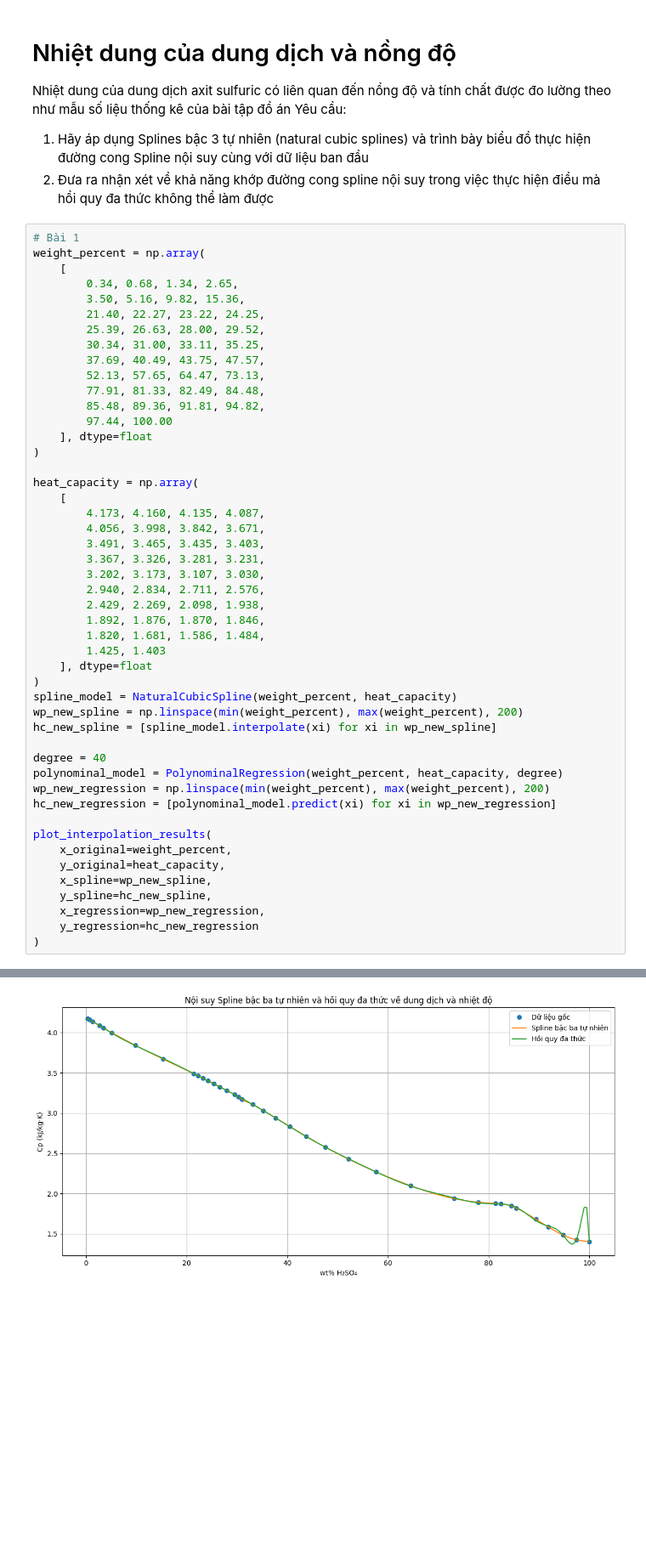
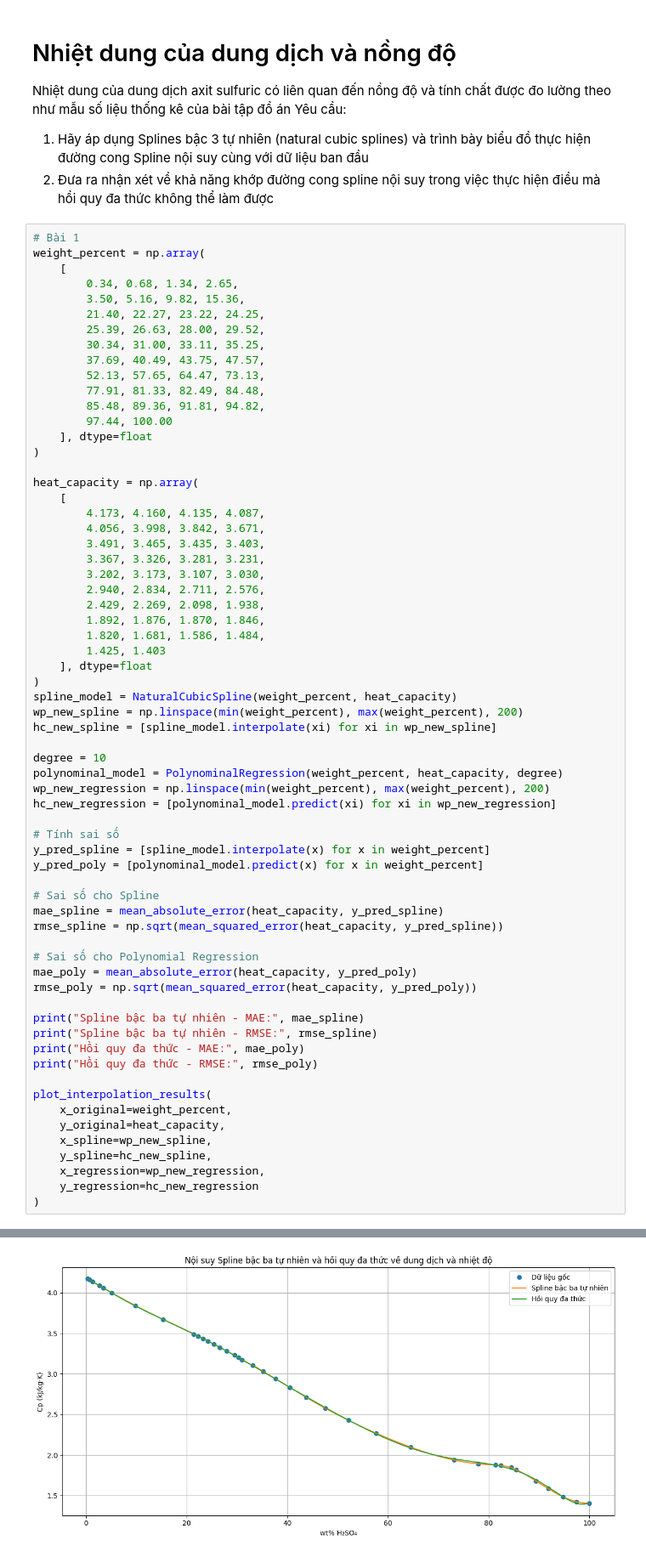
Before and after one commit to AkiraTomori/Interpolation, a Jupyter notebook: 23127379.ipynb, the cells around one changed output, grey strips where cells are left out. Shown at 85% size. Cells and saved outputs as stored; diff of their text form; blank space fills up the shorter version.

```diff
--- a/23127379.ipynb
+++ b/23127379.ipynb
@@ -273,10 +274,27 @@ spline_model = NaturalCubicSpline(weight_percent, heat_capacity)
 wp_new_spline = np.linspace(min(weight_percent), max(weight_percent), 200)
 hc_new_spline = [spline_model.interpolate(xi) for xi in wp_new_spline]
 
-degree = 40
+degree = 10
 polynominal_model = PolynominalRegression(weight_percent, heat_capacity, degree)
 wp_new_regression = np.linspace(min(weight_percent), max(weight_percent), 200)
 hc_new_regression = [polynominal_model.predict(xi) for xi in wp_new_regression]
+
+# Tính sai số
+y_pred_spline = [spline_model.interpolate(x) for x in weight_percent]
+y_pred_poly = [polynominal_model.predict(x) for x in weight_percent]
+
+# Sai số cho Spline
+mae_spline = mean_absolute_error(heat_capacity, y_pred_spline)
+rmse_spline = np.sqrt(mean_squared_error(heat_capacity, y_pred_spline))
+
+# Sai số cho Polynomial Regression
+mae_poly = mean_absolute_error(heat_capacity, y_pred_poly)
+rmse_poly = np.sqrt(mean_squared_error(heat_capacity, y_pred_poly))
+
+print("Spline bậc ba tự nhiên - MAE:", mae_spline)
+print("Spline bậc ba tự nhiên - RMSE:", rmse_spline)
+print("Hồi quy đa thức - MAE:", mae_poly)
+print("Hồi quy đa thức - RMSE:", rmse_poly)
 
 plot_interpolation_results(
     x_original=weight_percent,
@@ -290,4 +312,4 @@ plot_interpolation_results(
-[figure, old version]
+[figure, new version]
 # %% [markdown]
 # Phân tích xu hướng dữ liệu Covid-19 bằng Spline bậc ba
 1. Mục tiêu
```
Also changed, not shown: parts of 4 cells of this notebook, 1 other file.
